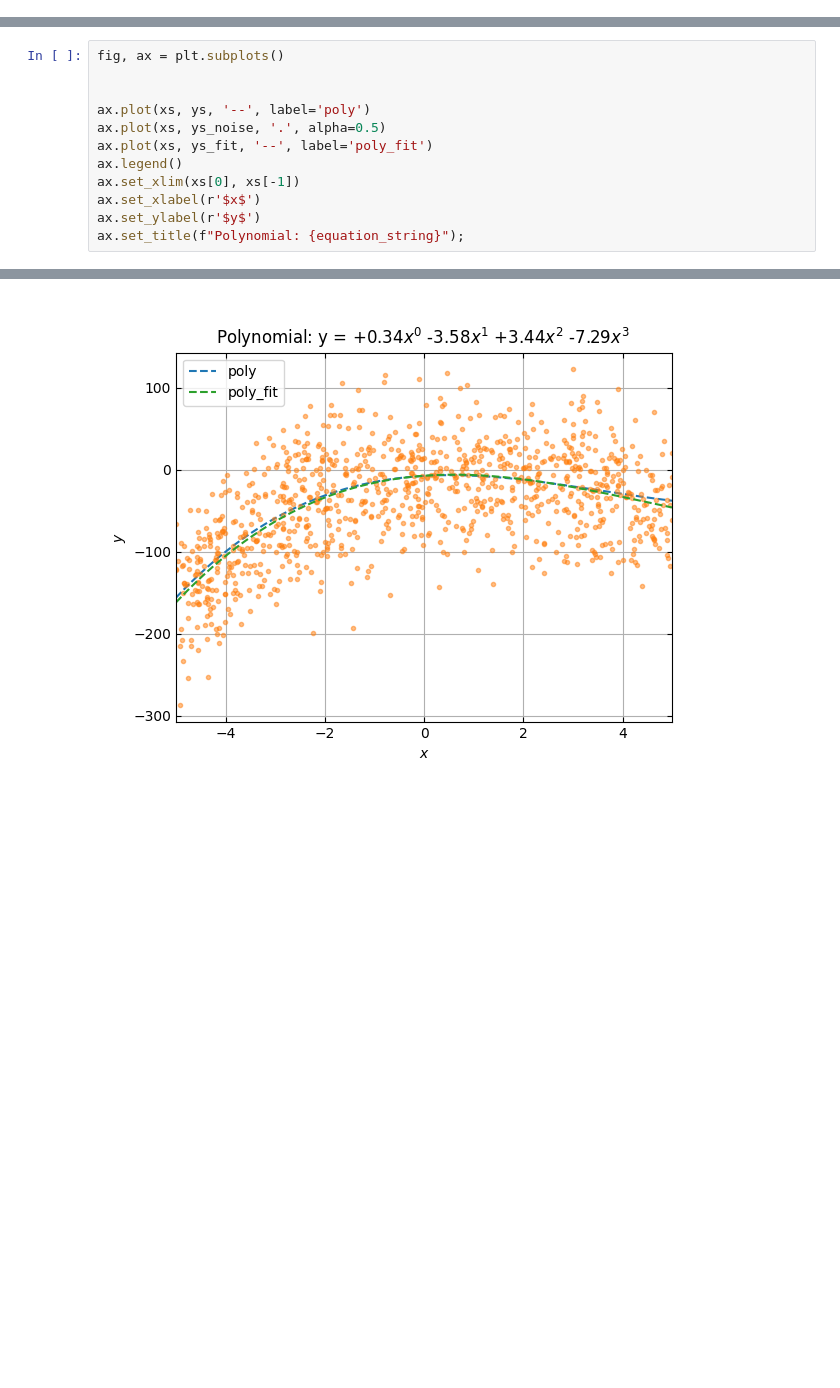
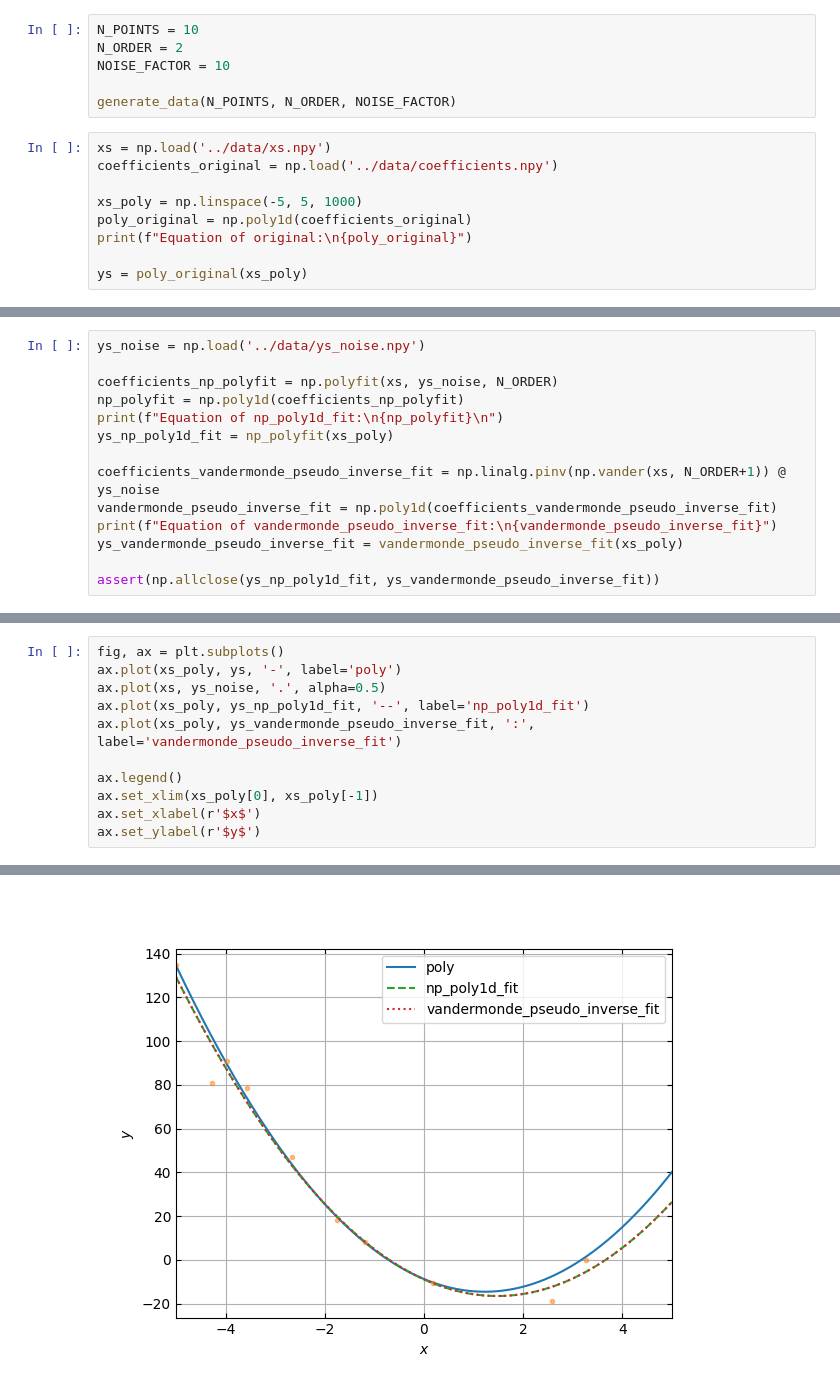
Before and after one commit to willwatson200/poly_fit_implementations, a Jupyter notebook: Python/np_poly_fit.ipynb, the cells around one changed output, grey strips where cells are left out. Drawn from its saved outputs; the diff is of its cells as text; blank space fills up the shorter version.

```diff
--- a/Python/np_poly_fit.ipynb
+++ b/Python/np_poly_fit.ipynb
@@ -32,0 +13,15 @@ coefficients from fit = [ 0.33606819 -3.58176192  3.43920049 -7.28510078]
+# %%
+N_POINTS = 10
+N_ORDER = 2
+NOISE_FACTOR = 10
+
+generate_data(N_POINTS, N_ORDER, NOISE_FACTOR)
+# %%
+xs = np.load('../data/xs.npy')
+coefficients_original = np.load('../data/coefficients.npy')
+
+xs_poly = np.linspace(-5, 5, 1000)
+poly_original = np.poly1d(coefficients_original)
+print(f"Equation of original:\n{poly_original}")
+
+ys = poly_original(xs_poly)
@@ -32,0 +32,14 @@ coefficients from fit = [ 0.33606819 -3.58176192  3.43920049 -7.28510078]
+# %%
+ys_noise = np.load('../data/ys_noise.npy')
+
+coefficients_np_polyfit = np.polyfit(xs, ys_noise, N_ORDER)
+np_polyfit = np.poly1d(coefficients_np_polyfit)
+print(f"Equation of np_poly1d_fit:\n{np_polyfit}\n")
+ys_np_poly1d_fit = np_polyfit(xs_poly)
+
+coefficients_vandermonde_pseudo_inverse_fit = np.linalg.pinv(np.vander(xs, N_ORDER+1)) @ ys_noise
+vandermonde_pseudo_inverse_fit = np.poly1d(coefficients_vandermonde_pseudo_inverse_fit)
+print(f"Equation of vandermonde_pseudo_inverse_fit:\n{vandermonde_pseudo_inverse_fit}")
+ys_vandermonde_pseudo_inverse_fit = vandermonde_pseudo_inverse_fit(xs_poly)
+
+assert(np.allclose(ys_np_poly1d_fit, ys_vandermonde_pseudo_inverse_fit))
@@ -33,13 +54,12 @@ coefficients from fit = [ 0.33606819 -3.58176192  3.43920049 -7.28510078]
 # %%
 fig, ax = plt.subplots()
+ax.plot(xs_poly, ys, '-', label='poly')
+ax.plot(xs, ys_noise, '.', alpha=0.5)
+ax.plot(xs_poly, ys_np_poly1d_fit, '--', label='np_poly1d_fit')
+ax.plot(xs_poly, ys_vandermonde_pseudo_inverse_fit, ':', label='vandermonde_pseudo_inverse_fit')
 
-
-ax.plot(xs, ys, '--', label='poly')
-ax.plot(xs, ys_noise, '.', alpha=0.5)
-ax.plot(xs, ys_fit, '--', label='poly_fit')
 ax.legend()
-ax.set_xlim(xs[0], xs[-1])
+ax.set_xlim(xs_poly[0], xs_poly[-1])
 ax.set_xlabel(r'$x$')
 ax.set_ylabel(r'$y$')
-ax.set_title(f"Polynomial: {equation_string}");
 # %% [output]
@@ -46 +67 @@ ax.set_title(f"Polynomial: {equation_string}");
-[figure, old version]
+[figure, new version]
```
Also changed, not shown: parts of 5 cells of this notebook, 4 other files.
